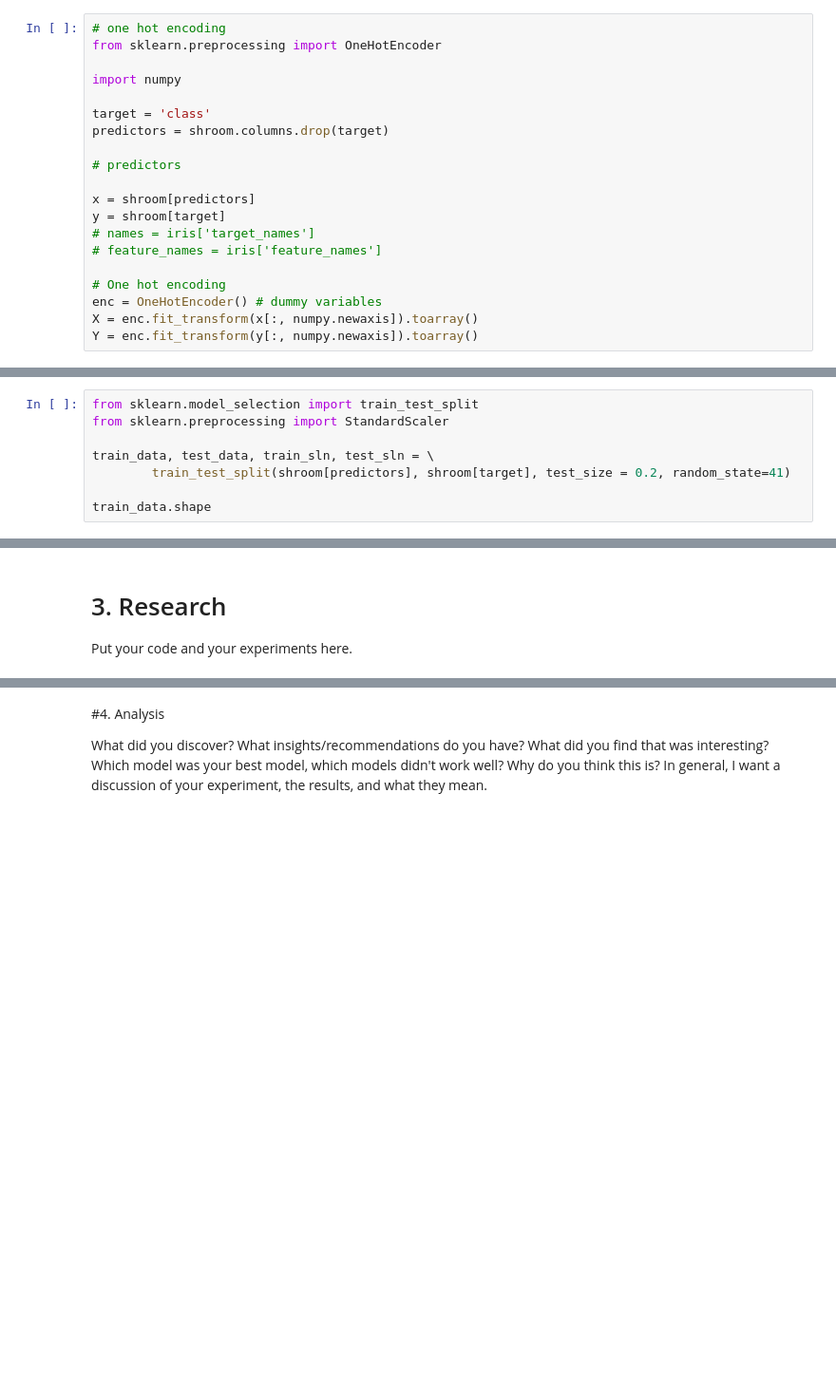
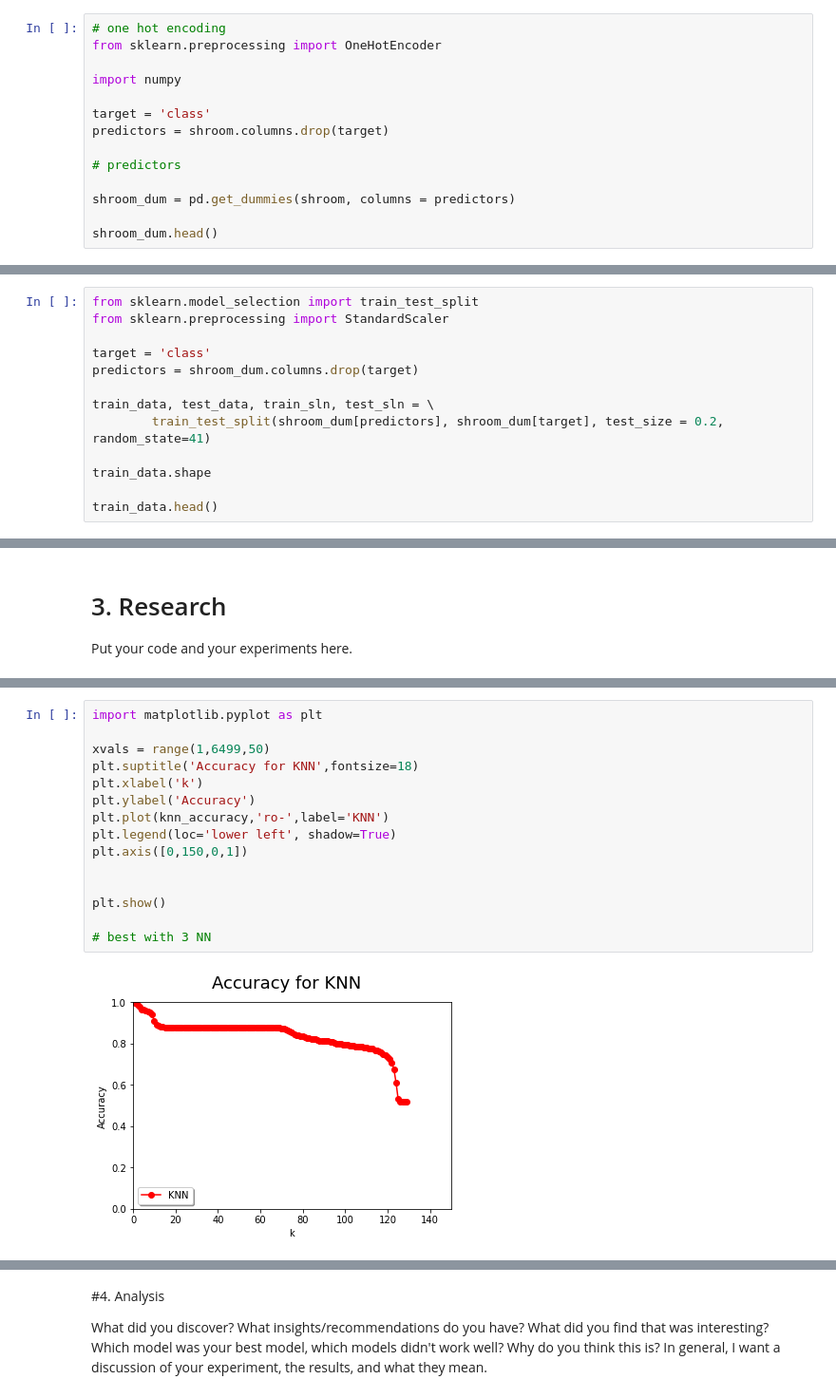
Before and after one commit to j23-cs167/project-2-nickwharff, a Jupyter notebook: Project2_wharff.ipynb, the cells around one changed output, grey strips where cells are left out. Shown: that part at 95% size. Drawn from its saved outputs; the diff is of its cells as text; blank space fills up the shorter version.

```diff
--- a/Project2_wharff.ipynb
+++ b/Project2_wharff.ipynb
@@ -49,13 +47,7 @@ predictors = shroom.columns.drop(target)
 
 # predictors
 
-x = shroom[predictors]
-y = shroom[target]
-# names = iris['target_names']
-# feature_names = iris['feature_names']
+shroom_dum = pd.get_dummies(shroom, columns = predictors)
 
-# One hot encoding
-enc = OneHotEncoder() # dummy variables
-X = enc.fit_transform(x[:, numpy.newaxis]).toarray()
-Y = enc.fit_transform(y[:, numpy.newaxis]).toarray()
+shroom_dum.head()
 # %% [output]
@@ -64,8 +62,13 @@ TypeError: ignored
 from sklearn.model_selection import train_test_split
 from sklearn.preprocessing import StandardScaler
 
+target = 'class'
+predictors = shroom_dum.columns.drop(target)
+
 train_data, test_data, train_sln, test_sln = \
-        train_test_split(shroom[predictors], shroom[target], test_size = 0.2, random_state=41)
+        train_test_split(shroom_dum[predictors], shroom_dum[target], test_size = 0.2, random_state=41)
 
 train_data.shape
+
+train_data.head()
 # %% [output]
@@ -106,0 +114,17 @@ ValueError: ignored
+# %%
+import matplotlib.pyplot as plt
+
+xvals = range(1,6499,50)
+plt.suptitle('Accuracy for KNN',fontsize=18)
+plt.xlabel('k')
+plt.ylabel('Accuracy')
+plt.plot(knn_accuracy,'ro-',label='KNN')
+plt.legend(loc='lower left', shadow=True)
+plt.axis([0,150,0,1])
+
+
+plt.show()
+
+# best with 3 NN
+# %% [output]
+[figure, added]
```
Also changed, not shown: parts of 11 cells of this notebook.
